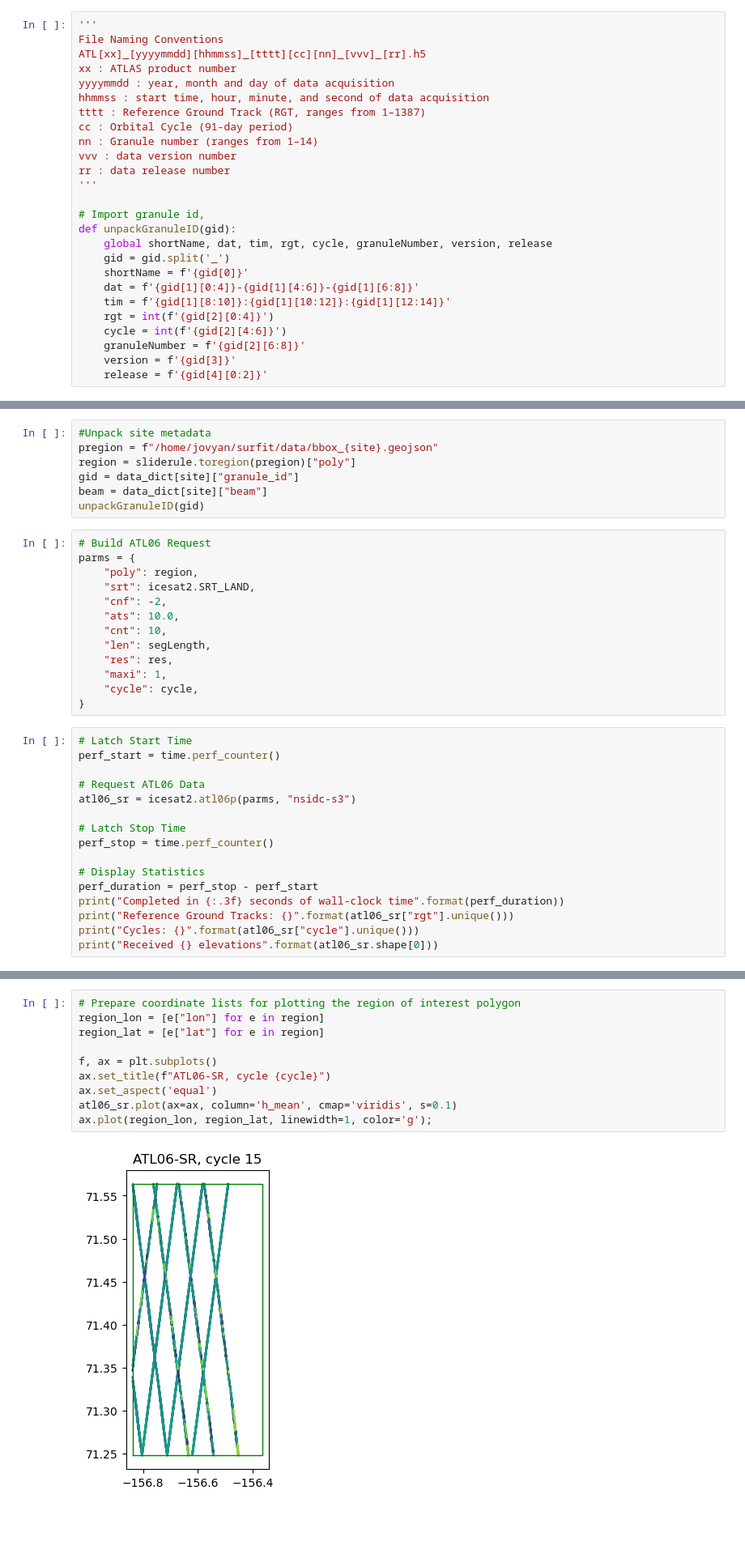
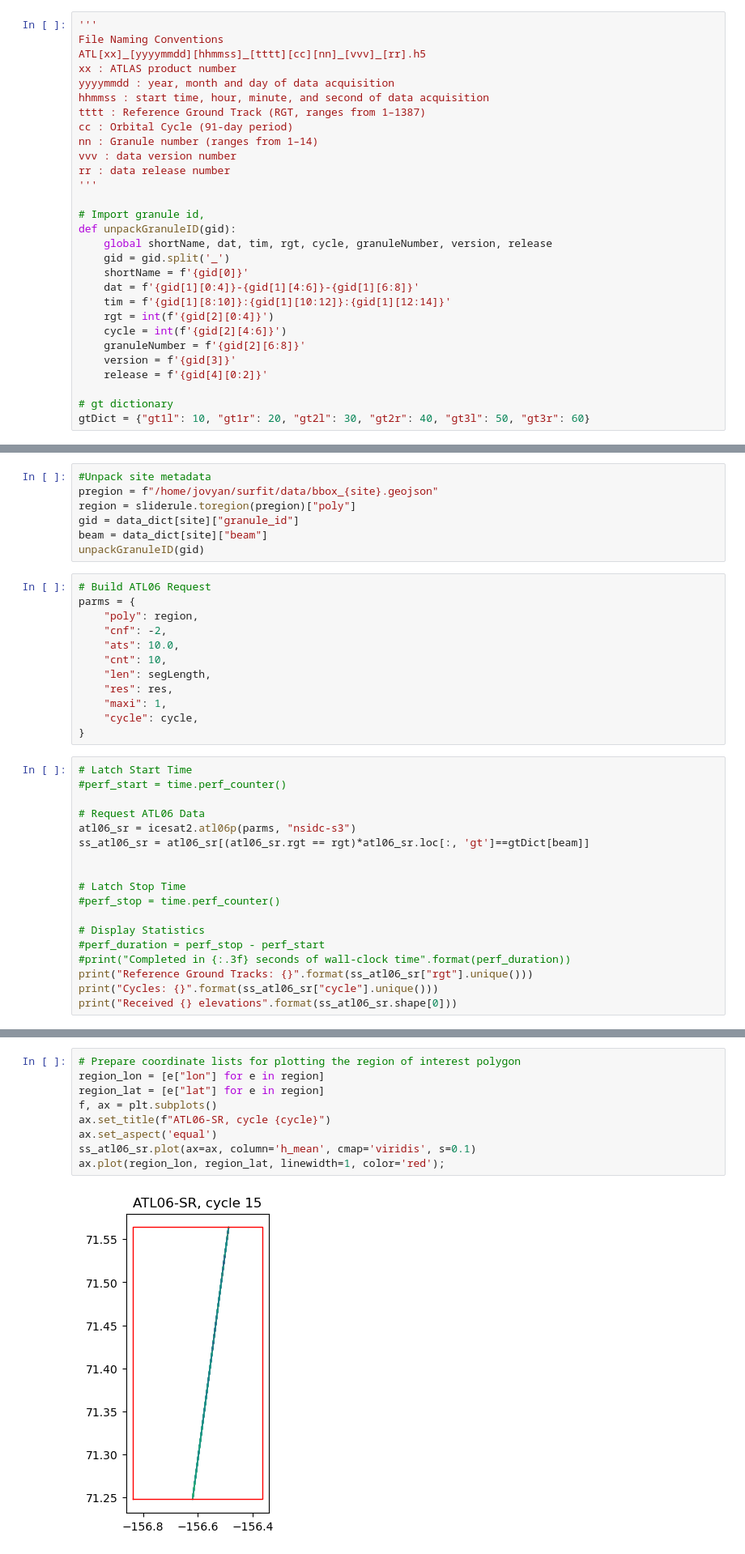
Before and after one commit to ICESAT-2HackWeek/surfit, a Jupyter notebook: shared_code/ATL06_Retrieval.ipynb, the cells around one changed output, grey strips where cells are left out. Shown at 81% size. Cells and saved outputs as stored; diff of their text form; blank space fills up the shorter version.

```diff
--- a/shared_code/ATL06_Retrieval.ipynb
+++ b/shared_code/ATL06_Retrieval.ipynb
@@ -62,6 +58,9 @@ def unpackGranuleID(gid):
     granuleNumber = f'{gid[2][6:8]}'
     version = f'{gid[3]}'
     release = f'{gid[4][0:2]}'
+
+# gt dictionary
+gtDict = {"gt1l": 10, "gt1r": 20, "gt2l": 30, "gt2r": 40, "gt3l": 50, "gt3r": 60}
 # %%
 # Load JSON data from a file into a Python dictionary
 with open('/home/jovyan/surfit/data/icesat2_tracks.json') as json_file:
@@ -77,7 +76,6 @@ unpackGranuleID(gid)
 # Build ATL06 Request
 parms = {
     "poly": region,
-    "srt": icesat2.SRT_LAND,
     "cnf": -2,
     "ats": 10.0,
     "cnt": 10,
@@ -88,18 +86,20 @@ parms = {
 }
 # %%
 # Latch Start Time
-perf_start = time.perf_counter()
+#perf_start = time.perf_counter()
 
 # Request ATL06 Data
 atl06_sr = icesat2.atl06p(parms, "nsidc-s3")
+ss_atl06_sr = atl06_sr[(atl06_sr.rgt == rgt)*atl06_sr.loc[:, 'gt']==gtDict[beam]]
+
 
 # Latch Stop Time
-perf_stop = time.perf_counter()
+#perf_stop = time.perf_counter()
 
 # Display Statistics
-perf_duration = perf_stop - perf_start
-print("Completed in {:.3f} seconds of wall-clock time".format(perf_duration))
-print("Reference Ground Tracks: {}".format(atl06_sr["rgt"].unique()))
-print("Cycles: {}".format(atl06_sr["cycle"].unique()))
-print("Received {} elevations".format(atl06_sr.shape[0]))
+#perf_duration = perf_stop - perf_start
+#print("Completed in {:.3f} seconds of wall-clock time".format(perf_duration))
+print("Reference Ground Tracks: {}".format(ss_atl06_sr["rgt"].unique()))
+print("Cycles: {}".format(ss_atl06_sr["cycle"].unique()))
+print("Received {} elevations".format(ss_atl06_sr.shape[0]))
 # %% [output]
@@ -136,12 +128,11 @@ Map(center=[39, -108], controls=(ZoomControl(options=['position', 'zoom_in_text'
 # %%
 # Prepare coordinate lists for plotting the region of interest polygon
 region_lon = [e["lon"] for e in region]
 region_lat = [e["lat"] for e in region]
-
 f, ax = plt.subplots()
 ax.set_title(f"ATL06-SR, cycle {cycle}")
 ax.set_aspect('equal')
-atl06_sr.plot(ax=ax, column='h_mean', cmap='viridis', s=0.1)
-ax.plot(region_lon, region_lat, linewidth=1, color='g');
+ss_atl06_sr.plot(ax=ax, column='h_mean', cmap='viridis', s=0.1)
+ax.plot(region_lon, region_lat, linewidth=1, color='red');
 # %% [output]
-[figure, old version]
+[figure, new version]
```
Also changed, not shown: parts of 11 cells of this notebook.
